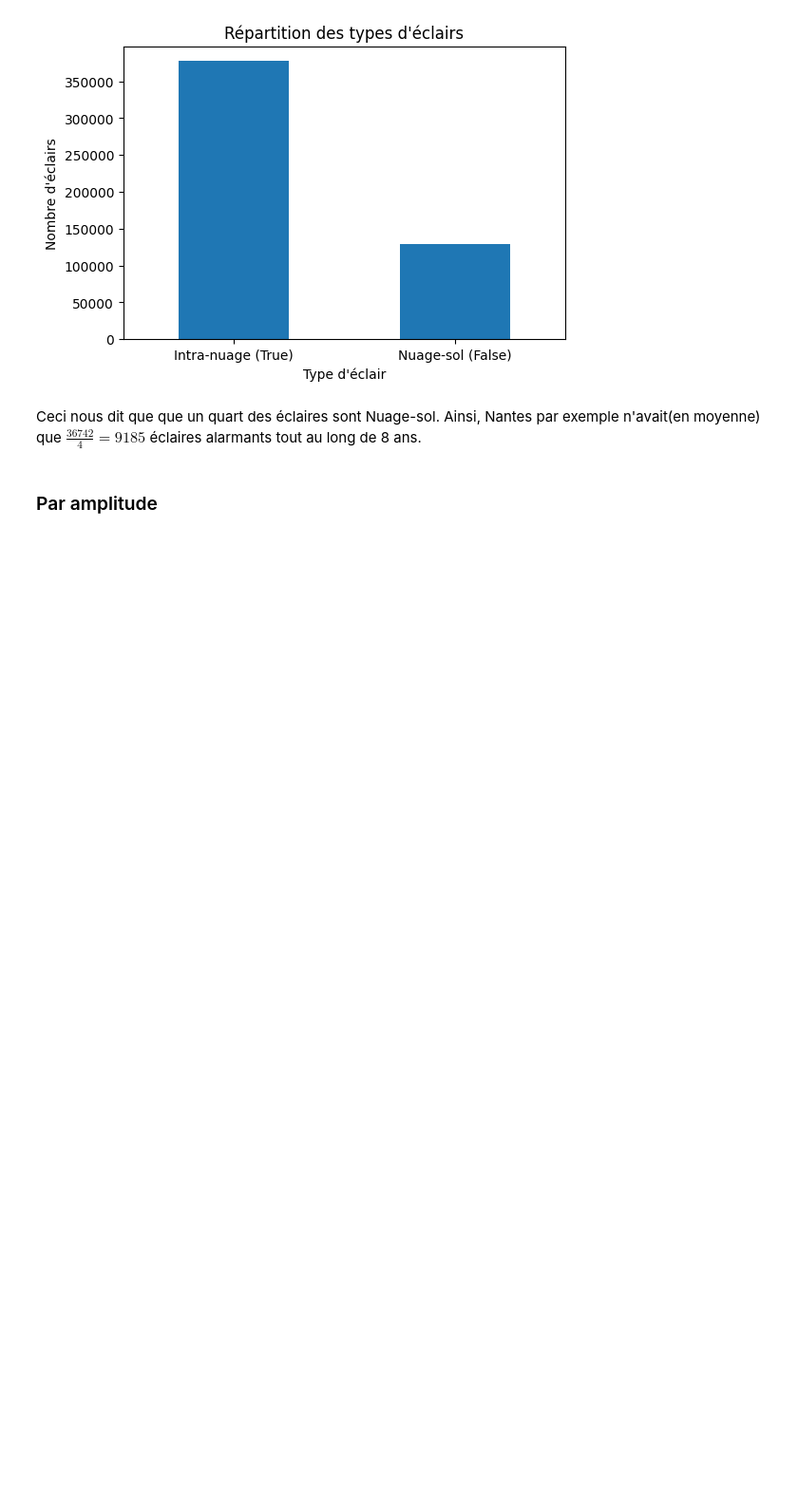
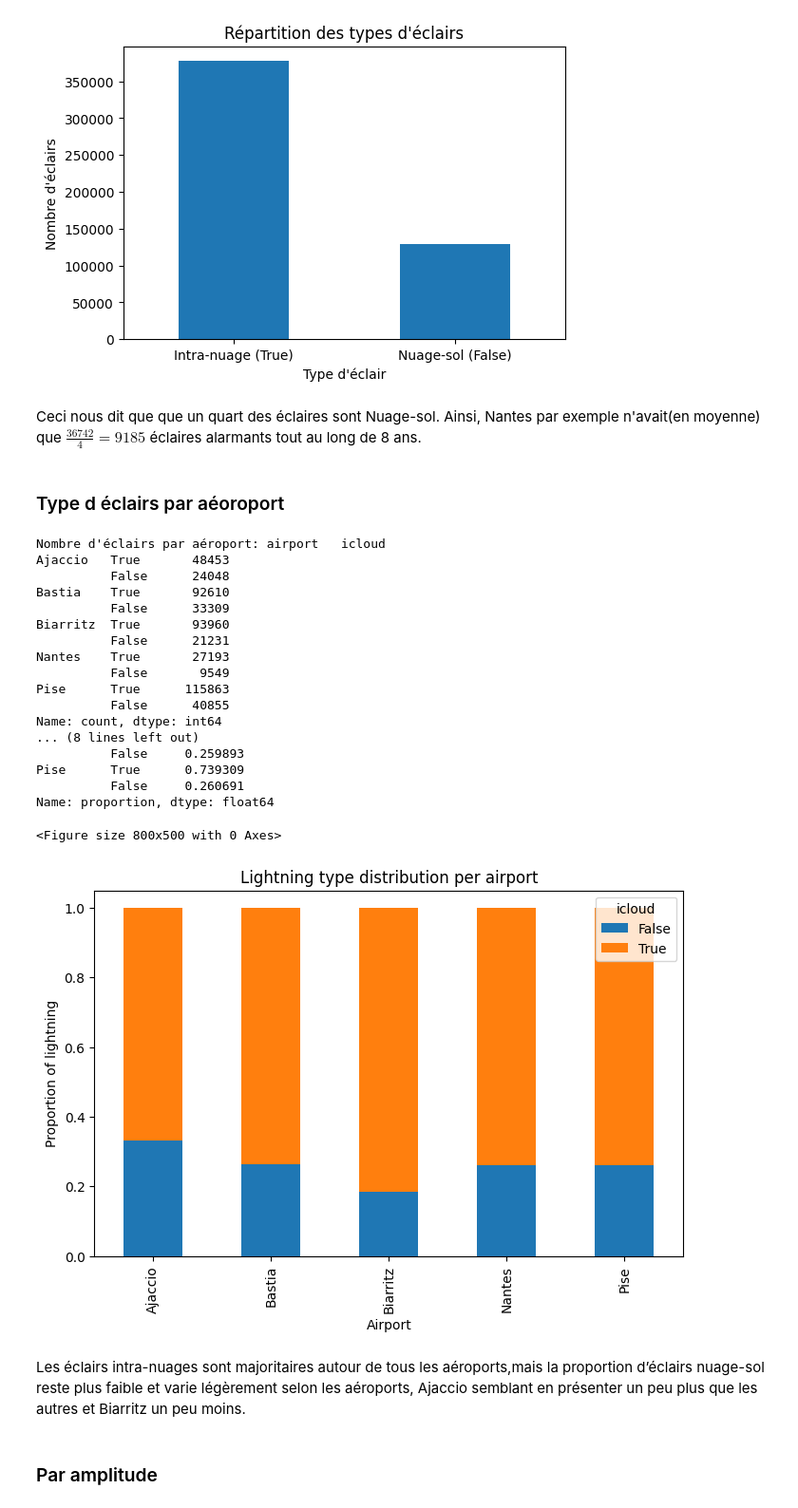
Before and after one commit to Houda-git/Data-Battle, a Jupyter notebook: Untitled.ipynb, the cells around one changed output. Shown at 95% size. Cells and saved outputs as stored; diff of their text form; code cells hidden in the pictures; blank space fills up the shorter version.

```diff
--- a/Untitled.ipynb
+++ b/Untitled.ipynb
@@ -185,6 +185,47 @@ Name: proportion, dtype: float64
 # %% [markdown]
 Ceci nous dit que que un quart des éclaires sont Nuage-sol.
 Ainsi, Nantes par exemple n'avait(en moyenne) que $\frac{36742}{4} = 9185$ éclaires alarmants tout au long de 8 ans.
+# %% [markdown]
+### Type d éclairs par aéoroport
+# %%
+icloud_count_per_airport = df.groupby("airport")["icloud"].value_counts()
+icloud_count_per_airport_normalize = df.groupby("airport")["icloud"].value_counts(normalize = True)
+
+print(f"Nombre d'éclairs par aéroport: {icloud_count_per_airport}")
+print(f"Proportion d'éclairs par aéroport: {icloud_count_per_airport_normalize}")
+
+counts = df.groupby(["airport","icloud"]).size().unstack()
+plt.figure(figsize=(8,5))
+prop = counts.div(counts.sum(axis=1), axis=0)
+
+prop.plot(kind="bar", stacked=True, figsize=(8,5))
+plt.xlabel("Airport")
+plt.ylabel("Proportion of lightning")
+plt.title("Lightning type distribution per airport")
+plt.legend(title = "icloud")
+plt.show()
+# %% [output]
+Nombre d'éclairs par aéroport: airport   icloud
+Ajaccio   True       48453
+          False      24048
+Bastia    True       92610
+          False      33309
+Biarritz  True       93960
+          False      21231
+Nantes    True       27193
+          False       9549
+Pise      True      115863
+          False      40855
+Name: count, dtype: int64
+... (8 lines left out)
+          False     0.259893
+Pise      True      0.739309
+          False     0.260691
+Name: proportion, dtype: float64
+<Figure size 800x500 with 0 Axes>
+[figure, added]
+# %% [markdown]
+Les éclairs intra-nuages sont majoritaires autour de tous les aéroports,mais la proportion d’éclairs nuage-sol reste plus faible et varie légèrement selon les aéroports, Ajaccio semblant en présenter un peu plus que les autres et Biarritz un peu moins.
 # %% [markdown]
 ### Par amplitude
 # %%
```
Also changed, not shown: parts of 10 cells of this notebook.
